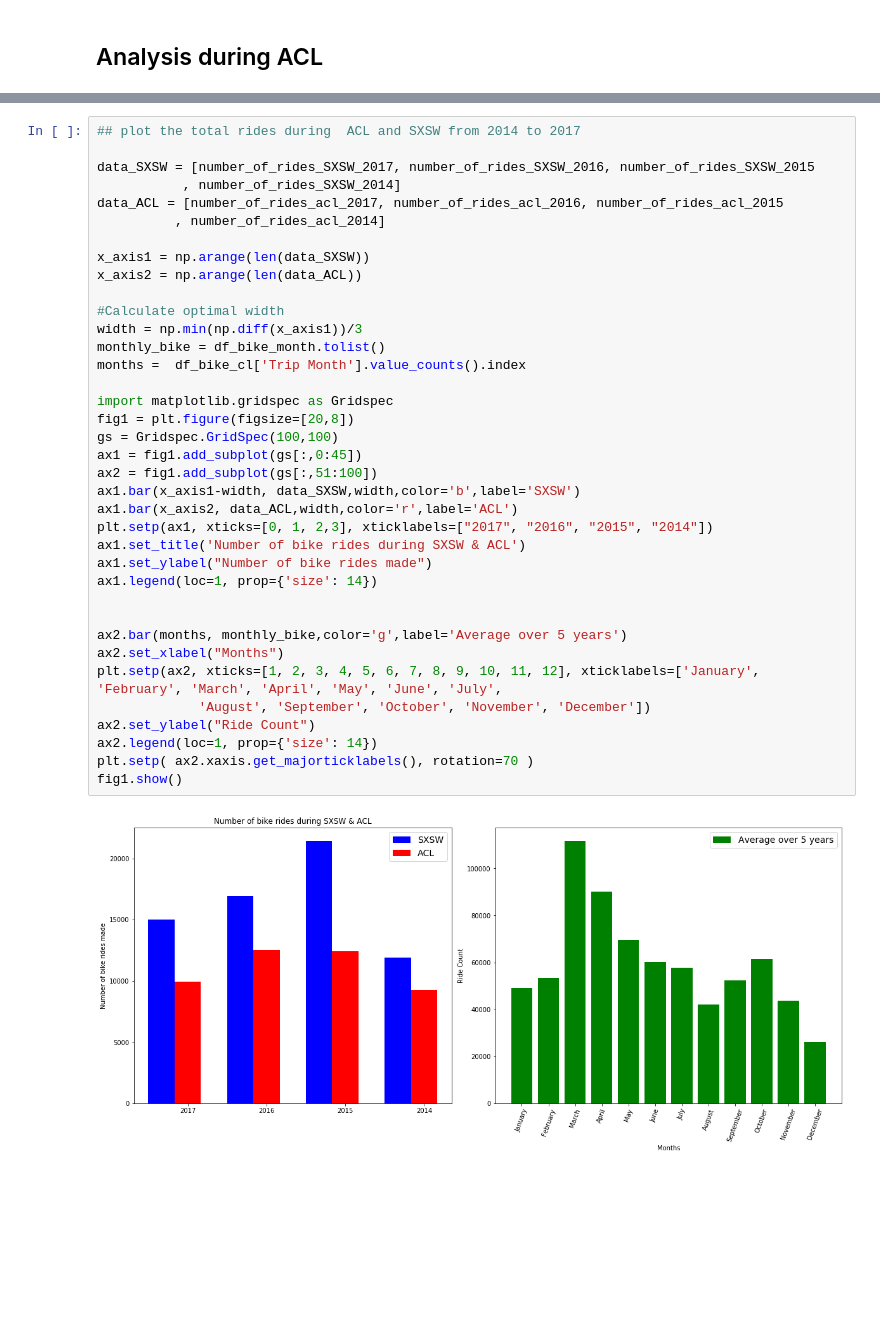
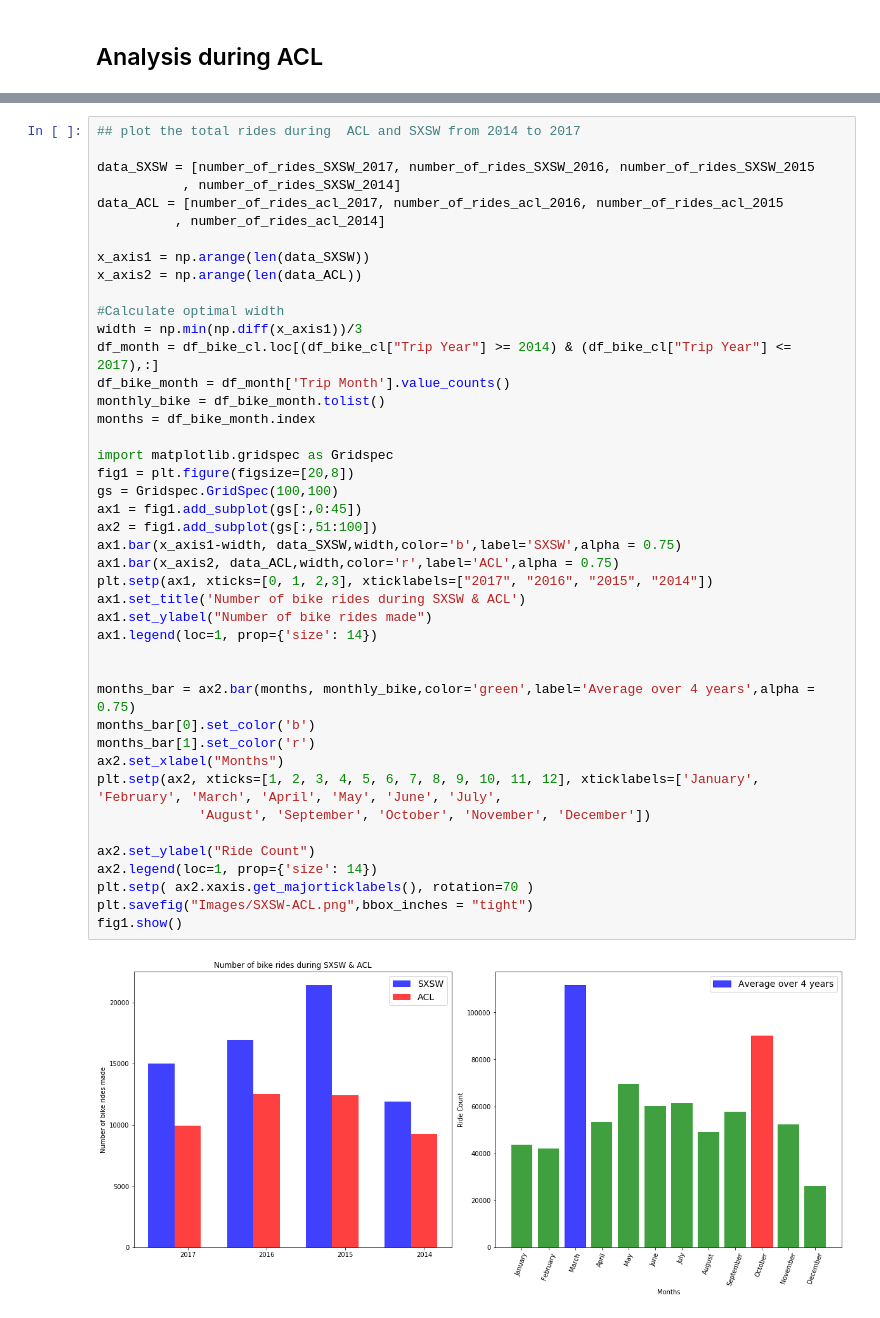
Before and after one commit to ananyay/Pedal_through_Austin, a Jupyter notebook: Data_Analysis_ananya.ipynb, the cells around one changed output, grey strips where cells are left out. Cells and saved outputs as stored; diff of their text form; blank space fills up the shorter version.

```diff
--- a/Data_Analysis_ananya.ipynb
+++ b/Data_Analysis_ananya.ipynb
@@ -348,35 +372,41 @@ data_SXSW = [number_of_rides_SXSW_2017, number_of_rides_SXSW_2016, number_of_rid
            , number_of_rides_SXSW_2014]
 data_ACL = [number_of_rides_acl_2017, number_of_rides_acl_2016, number_of_rides_acl_2015
           , number_of_rides_acl_2014]
 
 x_axis1 = np.arange(len(data_SXSW))
 x_axis2 = np.arange(len(data_ACL))
 
 #Calculate optimal width
 width = np.min(np.diff(x_axis1))/3
+df_month = df_bike_cl.loc[(df_bike_cl["Trip Year"] >= 2014) & (df_bike_cl["Trip Year"] <= 2017),:]
+df_bike_month = df_month['Trip Month'].value_counts()
 monthly_bike = df_bike_month.tolist()
-months =  df_bike_cl['Trip Month'].value_counts().index
+months = df_bike_month.index
 
 import matplotlib.gridspec as Gridspec
 fig1 = plt.figure(figsize=[20,8])
 gs = Gridspec.GridSpec(100,100)
 ax1 = fig1.add_subplot(gs[:,0:45])
 ax2 = fig1.add_subplot(gs[:,51:100])
-ax1.bar(x_axis1-width, data_SXSW,width,color='b',label='SXSW')
-ax1.bar(x_axis2, data_ACL,width,color='r',label='ACL')
+ax1.bar(x_axis1-width, data_SXSW,width,color='b',label='SXSW',alpha = 0.75)
+ax1.bar(x_axis2, data_ACL,width,color='r',label='ACL',alpha = 0.75)
 plt.setp(ax1, xticks=[0, 1, 2,3], xticklabels=["2017", "2016", "2015", "2014"])
 ax1.set_title('Number of bike rides during SXSW & ACL')
 ax1.set_ylabel("Number of bike rides made")
 ax1.legend(loc=1, prop={'size': 14})
 
 
-ax2.bar(months, monthly_bike,color='g',label='Average over 5 years')
+months_bar = ax2.bar(months, monthly_bike,color='green',label='Average over 4 years',alpha = 0.75)
+months_bar[0].set_color('b')
+months_bar[1].set_color('r')
 ax2.set_xlabel("Months")
 plt.setp(ax2, xticks=[1, 2, 3, 4, 5, 6, 7, 8, 9, 10, 11, 12], xticklabels=['January', 'February', 'March', 'April', 'May', 'June', 'July',
              'August', 'September', 'October', 'November', 'December'])
+
 ax2.set_ylabel("Ride Count")
 ax2.legend(loc=1, prop={'size': 14})
 plt.setp( ax2.xaxis.get_majorticklabels(), rotation=70 )
+plt.savefig("Images/SXSW-ACL.png",bbox_inches = "tight")
 fig1.show()
 # %% [output]
-[figure, old version]
+[figure, new version]
```
Also changed, not shown: parts of 16 cells of this notebook, 2 other files.
